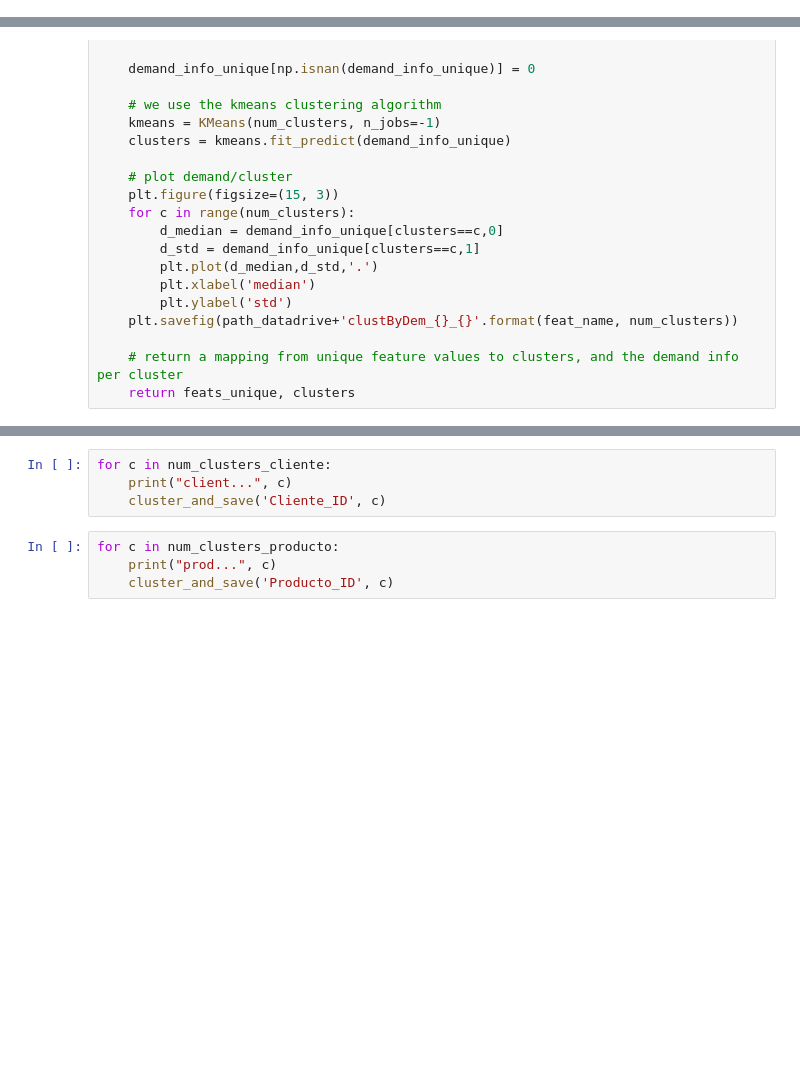
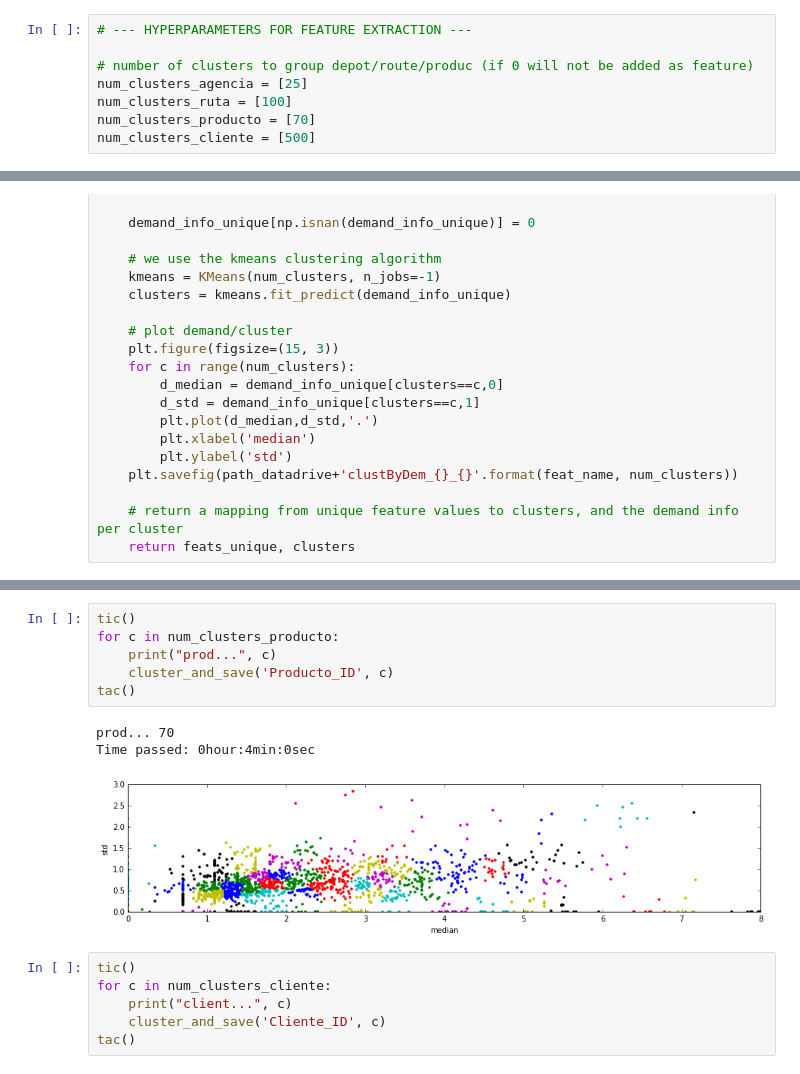
Before and after one commit to pablomarin/kaggle-bimbo, a Jupyter notebook: Clusters_by_Demand.ipynb, the cells around one changed output, grey strips where cells are left out. Cells and saved outputs as stored; diff of their text form; blank space fills up the shorter version.

```diff
--- a/Clusters_by_Demand.ipynb
+++ b/Clusters_by_Demand.ipynb
@@ -175,3 +187,11 @@ plt.title('Variance Explained vs. k')
+# %%
+# --- HYPERPARAMETERS FOR FEATURE EXTRACTION ---
+
+# number of clusters to group depot/route/produc (if 0 will not be added as feature)
+num_clusters_agencia = [25]
+num_clusters_ruta = [100]
+num_clusters_producto = [70]
+num_clusters_cliente = [500]
 # %%
 def get_clusters_by_demand(feats, tars, num_clusters, feat_name):
     '''
@@ -238,8 +268,16 @@ for c in num_clusters_ruta:
+# %%
+tic()
+for c in num_clusters_producto:
+    print("prod...", c)
+    cluster_and_save('Producto_ID', c)
+tac()
+# %% [output]
+prod... 70
+Time passed: 0hour:4min:0sec
+[figure, added]
 # %%
+tic()
 for c in num_clusters_cliente:
     print("client...", c)
     cluster_and_save('Cliente_ID', c)
+tac()
-# %%
-for c in num_clusters_producto:
-    print("prod...", c)
-    cluster_and_save('Producto_ID', c)
```
Also changed, not shown: parts of 23 cells of this notebook, 2 other files.
